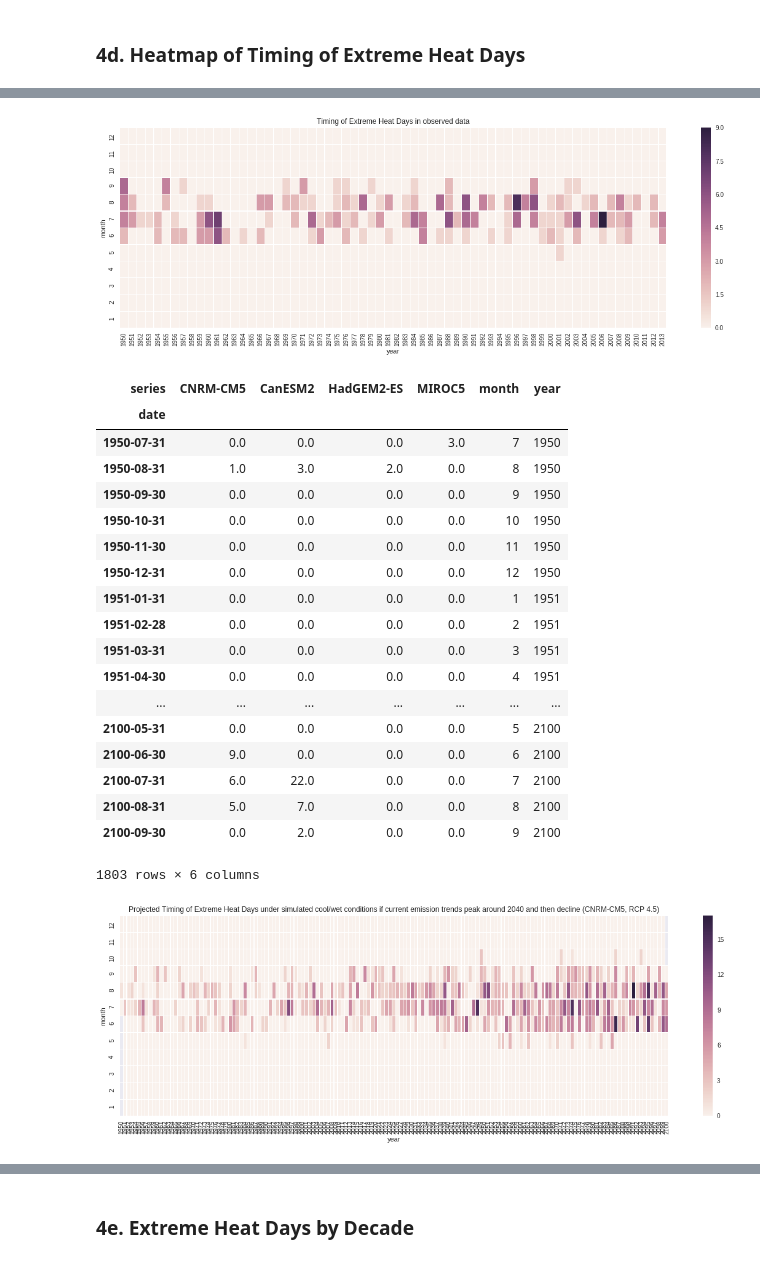
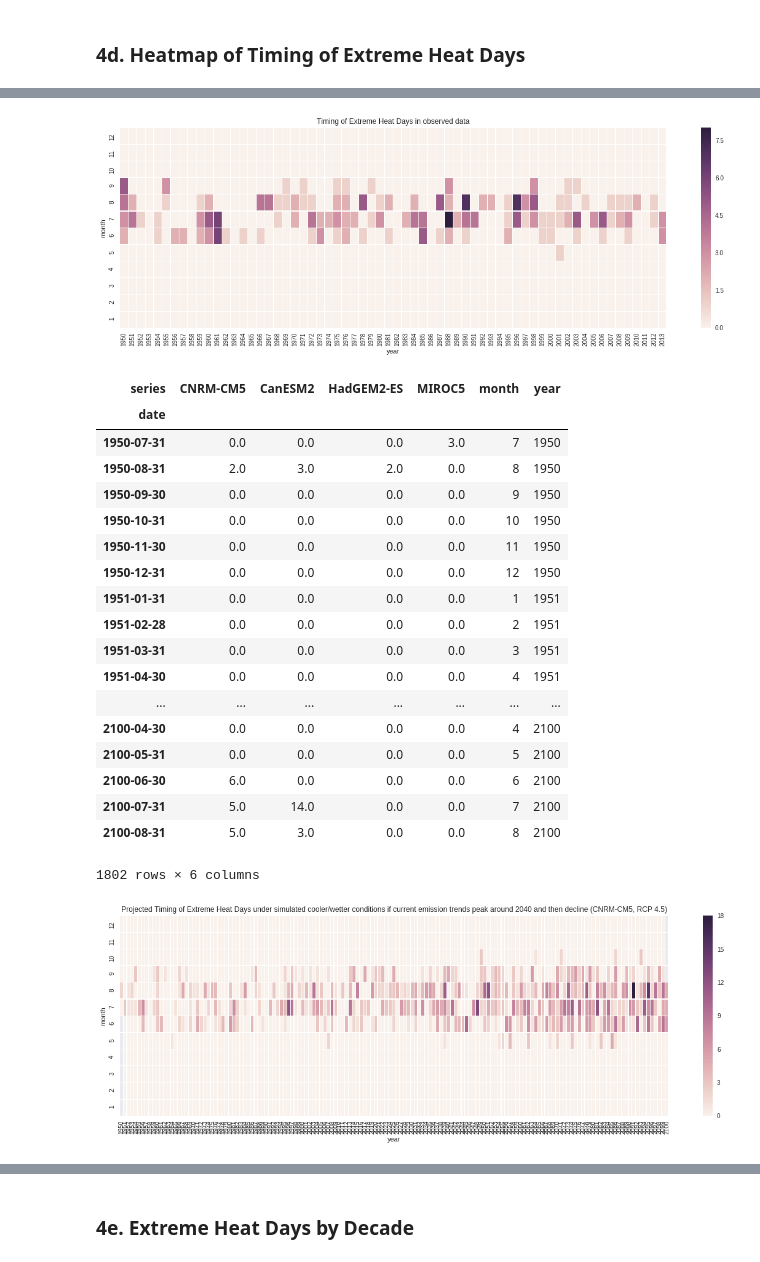
Before and after one commit to berkeley-gif/caladapt-docs, a Jupyter notebook: cookbook/daily_data_extreme_heat.ipynb, the cells around one changed output, grey strips where cells are left out. Cells and saved outputs as stored; diff of their text form; code cells hidden in the pictures.

```diff
--- a/cookbook/daily_data_extreme_heat.ipynb
+++ b/cookbook/daily_data_extreme_heat.ipynb
@@ -71,8 +71,8 @@ headers = {'ContentType': 'json'}
 # Your point of interest
 point = 'POINT(-121.4687 38.5938)'
 
-# Name of boundary layer in API
-resource = 'counties'
+# Name of boundary layer in API (Census Designated Place layer)
+resource = 'place'
 
 # Request url
 url = api + '/' + resource + '/'
@@ -456,7 +456,7 @@ ax = sns.heatmap(observed_count_by_month_pivot, linewidth=0.1)
 plt.title("Timing of Extreme Heat Days in observed data")
 plt.show()
 # %% [output]
-[figure, old version]
+[figure, new version]
 # %%
 projected_count_by_month = projected_heat_days.groupby(['series']).value.resample('M').count().unstack('series')
 projected_count_by_month['month'] = projected_count_by_month.index.month
@@ -467,7 +467,7 @@ projected_count_by_month
 | series | CNRM-CM5 | CanESM2 | HadGEM2-ES | MIROC5 | month | year |
 | date |  |  |  |  |  |  |
 | 1950-07-31 | 0.0 | 0.0 | 0.0 | 3.0 | 7 | 1950 |
-| 1950-08-31 | 1.0 | 3.0 | 2.0 | 0.0 | 8 | 1950 |
+| 1950-08-31 | 2.0 | 3.0 | 2.0 | 0.0 | 8 | 1950 |
 | 1950-09-30 | 0.0 | 0.0 | 0.0 | 0.0 | 9 | 1950 |
 | 1950-10-31 | 0.0 | 0.0 | 0.0 | 0.0 | 10 | 1950 |
 | 1950-11-30 | 0.0 | 0.0 | 0.0 | 0.0 | 11 | 1950 |
@@ -477,12 +477,12 @@ projected_count_by_month
 | 1951-03-31 | 0.0 | 0.0 | 0.0 | 0.0 | 3 | 1951 |
 | 1951-04-30 | 0.0 | 0.0 | 0.0 | 0.0 | 4 | 1951 |
 | ... | ... | ... | ... | ... | ... | ... |
+| 2100-04-30 | 0.0 | 0.0 | 0.0 | 0.0 | 4 | 2100 |
 | 2100-05-31 | 0.0 | 0.0 | 0.0 | 0.0 | 5 | 2100 |
-| 2100-06-30 | 9.0 | 0.0 | 0.0 | 0.0 | 6 | 2100 |
-| 2100-07-31 | 6.0 | 22.0 | 0.0 | 0.0 | 7 | 2100 |
-| 2100-08-31 | 5.0 | 7.0 | 0.0 | 0.0 | 8 | 2100 |
-| 2100-09-30 | 0.0 | 2.0 | 0.0 | 0.0 | 9 | 2100 |
+| 2100-06-30 | 6.0 | 0.0 | 0.0 | 0.0 | 6 | 2100 |
+| 2100-07-31 | 5.0 | 14.0 | 0.0 | 0.0 | 7 | 2100 |
+| 2100-08-31 | 5.0 | 3.0 | 0.0 | 0.0 | 8 | 2100 |
-1803 rows × 6 columns
+1802 rows × 6 columns
 # %%
 cool_wet = projected_count_by_month.pivot(index='month', columns='year', values='CNRM-CM5').sort_index(ascending=False)
 hot_dry = projected_count_by_month.pivot(index='month', columns='year', values='HadGEM2-ES').sort_index(ascending=False)
@@ -491,10 +491,10 @@ complement = projected_count_by_month.pivot(index='month', columns='year', value
 # %%
 plt.figure(figsize=(20,6))
 ax = sns.heatmap(cool_wet, linewidth=0.1)
-plt.title("Projected Timing of Extreme Heat Days under simulated cool/wet conditions if current emission trends peak around 2040 and then decline (CNRM-CM5, RCP 4.5)")
+plt.title("Projected Timing of Extreme Heat Days under simulated cooler/wetter conditions if current emission trends peak around 2040 and then decline (CNRM-CM5, RCP 4.5)")
 plt.show()
 # %% [output]
-[figure, old version]
+[figure, new version]
 # %%
 plt.figure(figsize=(20,6))
 ax = sns.heatmap(hot_dry, linewidth=0.1)
```
Also changed, not shown: parts of 23 cells of this notebook.
